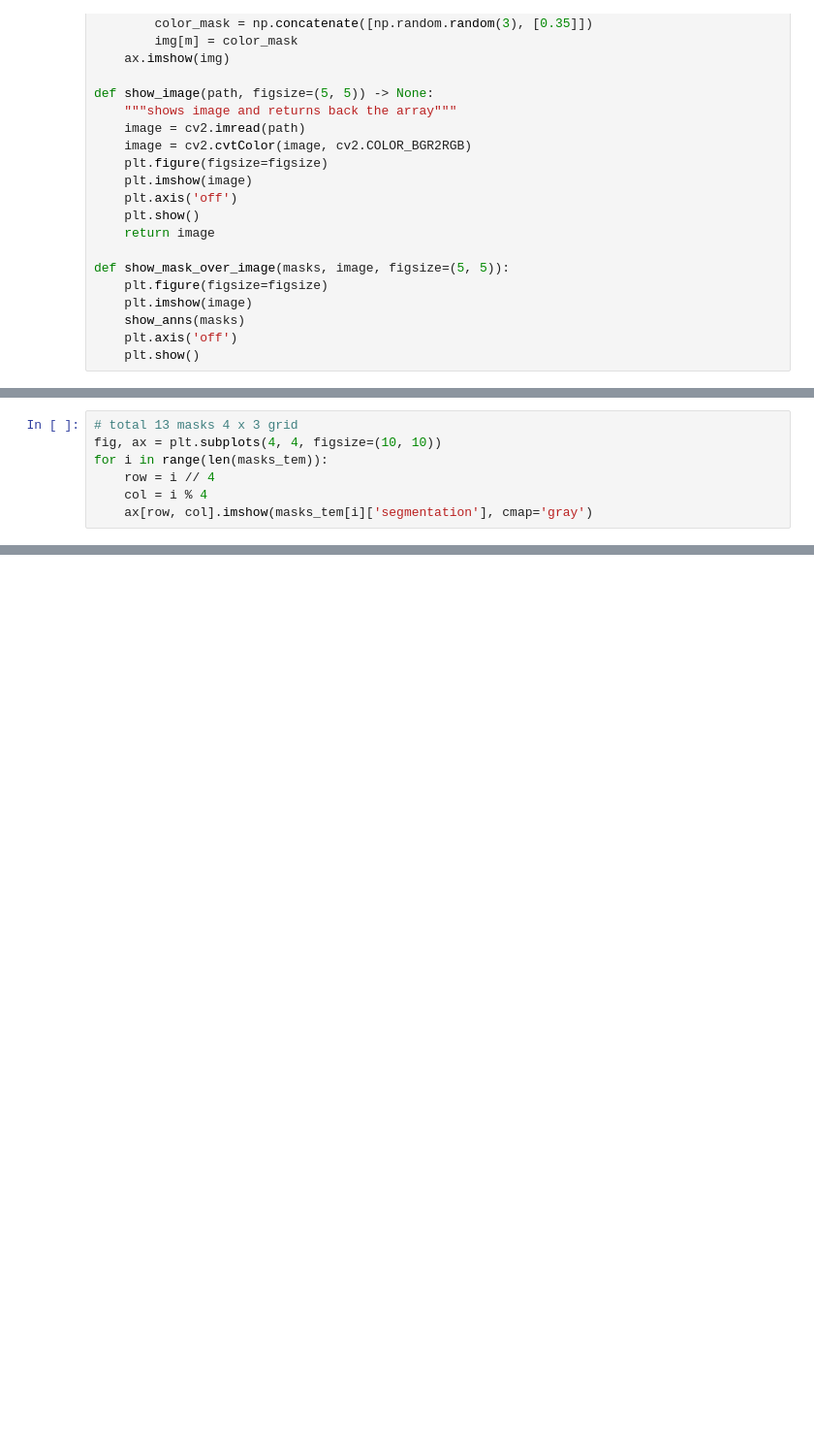
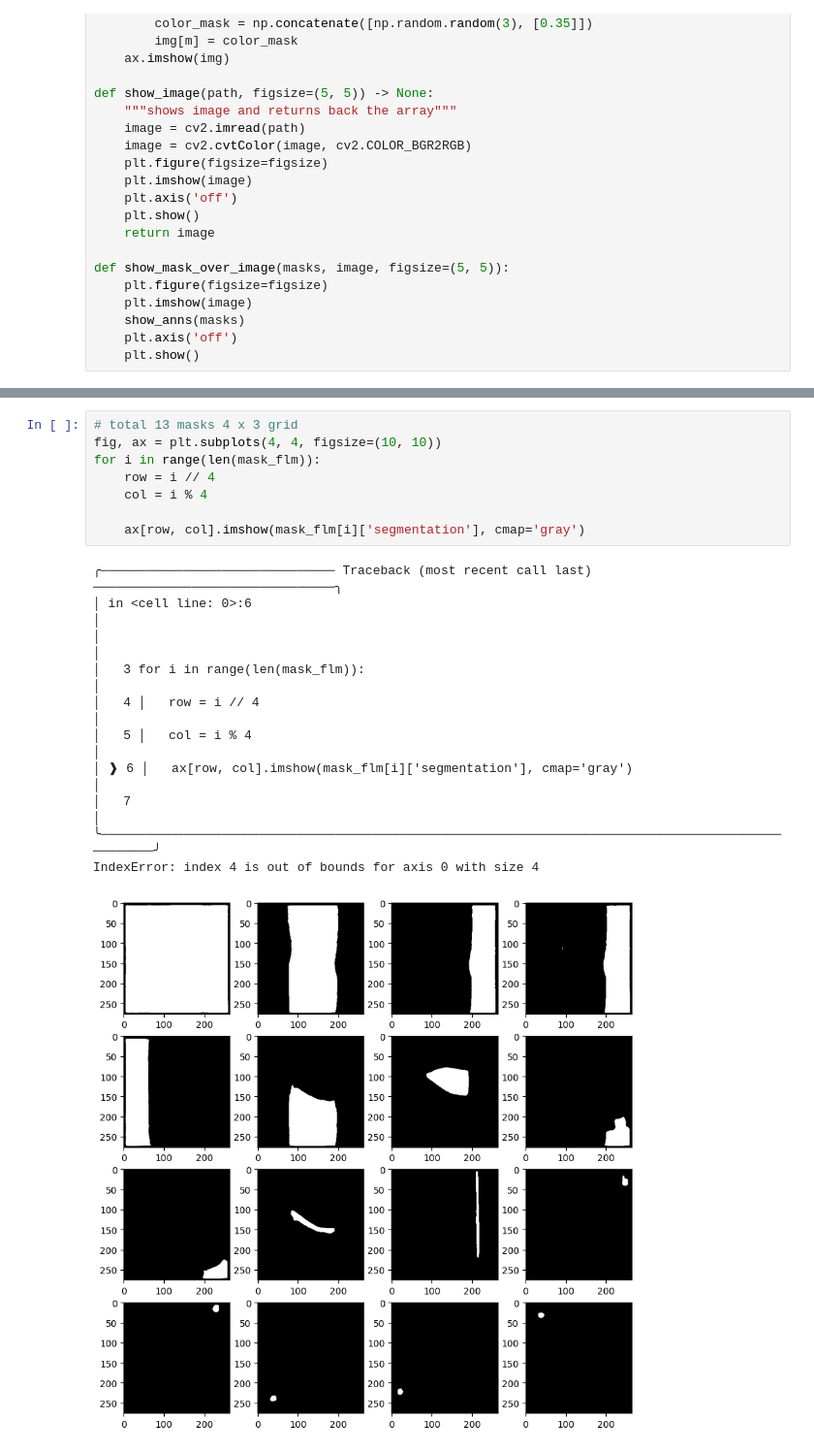
Before and after one commit to Sarztak/flm-tem-correlation, a Jupyter notebook: automatic_mask_generator_flm_tem.ipynb, the cells around one changed output, grey strips where cells are left out. Shown at 97% size. Cells and saved outputs as stored; diff of their text form; blank space fills up the shorter version.

```diff
--- a/automatic_mask_generator_flm_tem.ipynb
+++ b/automatic_mask_generator_flm_tem.ipynb
@@ -140,7 +123,0 @@ len(masks_tem)
-# %%
-# total 13 masks 4 x 3 grid
-fig, ax = plt.subplots(4, 4, figsize=(10, 10))
-for i in range(len(masks_tem)):
-    row = i // 4
-    col = i % 4
-    ax[row, col].imshow(masks_tem[i]['segmentation'], cmap='gray')
@@ -200,0 +141,20 @@ m_kpts0, m_kpts1 = kpts0[matches[..., 0]], kpts1[matches[..., 1]]
+# %%
+# total 13 masks 4 x 3 grid
+fig, ax = plt.subplots(4, 4, figsize=(10, 10))
+for i in range(len(mask_flm)):
+    row = i // 4
+    col = i % 4
+
+    ax[row, col].imshow(mask_flm[i]['segmentation'], cmap='gray')
+# %% [output]
+╭─────────────────────────────── Traceback (most recent call last) ────────────────────────────────╮
+│ in <cell line: 0>:6                                                                              │
+│                                                                                                  │
+│   3 for i in range(len(mask_flm)):                                                               │
+│   4 │   row = i // 4                                                                             │
+│   5 │   col = i % 4                                                                              │
+│ ❱ 6 │   ax[row, col].imshow(mask_flm[i]['segmentation'], cmap='gray')                            │
+│   7                                                                                              │
+╰──────────────────────────────────────────────────────────────────────────────────────────────────╯
+IndexError: index 4 is out of bounds for axis 0 with size 4
+[figure, added]
```
Also changed, not shown: parts of 67 cells of this notebook.
